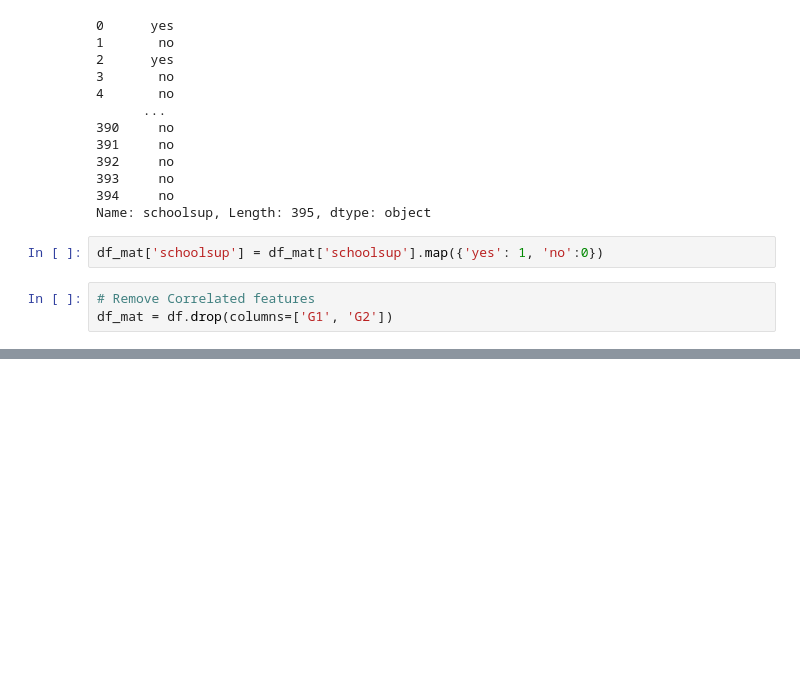
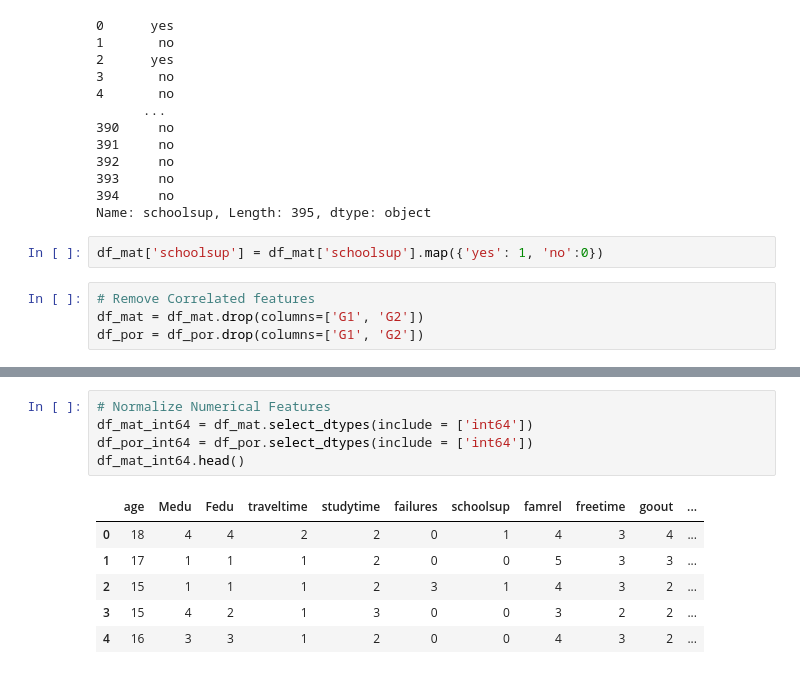
Before and after one commit to Santiagospinai7/ml-zoomcamp-homework, a Jupyter notebook: 02-regression/student_performance/Untitled.ipynb, the cells around one changed output, grey strips where cells are left out. Saved outputs shown, nothing was run; the diff lists cells and outputs as text; blank space fills up the shorter version.

Commit message:
normalize data

```diff
--- a/02-regression/student_performance/Untitled.ipynb
+++ b/02-regression/student_performance/Untitled.ipynb
@@ -130,4 +130,5 @@ Name: schoolsup, Length: 395, dtype: object
 df_mat['schoolsup'] = df_mat['schoolsup'].map({'yes': 1, 'no':0})
 # %%
 # Remove Correlated features
-df_mat = df.drop(columns=['G1', 'G2'])
+df_mat = df_mat.drop(columns=['G1', 'G2'])
+df_por = df_por.drop(columns=['G1', 'G2'])
@@ -137,0 +150,12 @@ plt.figure(figzise)
+# %%
+# Normalize Numerical Features
+df_mat_int64 = df_mat.select_dtypes(include = ['int64'])
+df_por_int64 = df_por.select_dtypes(include = ['int64'])
+df_mat_int64.head()
+# %% [output]
+|  | age | Medu | Fedu | traveltime | studytime | failures | schoolsup | famrel | freetime | goout | ... |
+| 0 | 18 | 4 | 4 | 2 | 2 | 0 | 1 | 4 | 3 | 4 | ... |
+| 1 | 17 | 1 | 1 | 1 | 2 | 0 | 0 | 5 | 3 | 3 | ... |
+| 2 | 15 | 1 | 1 | 1 | 2 | 3 | 1 | 4 | 3 | 2 | ... |
+| 3 | 15 | 4 | 2 | 1 | 3 | 0 | 0 | 3 | 2 | 2 | ... |
+| 4 | 16 | 3 | 3 | 1 | 2 | 0 | 0 | 4 | 3 | 2 | ... |
```
Also changed, not shown: parts of 4 cells of this notebook.
